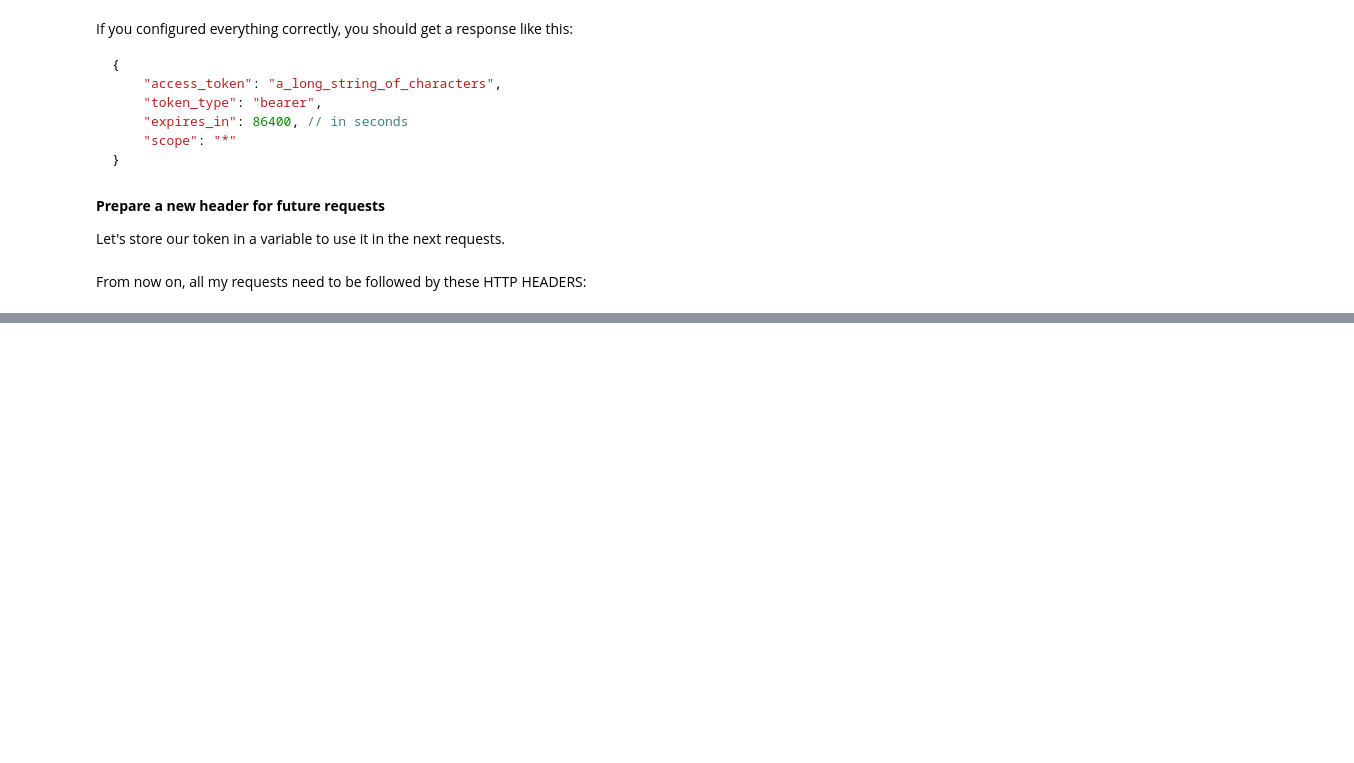
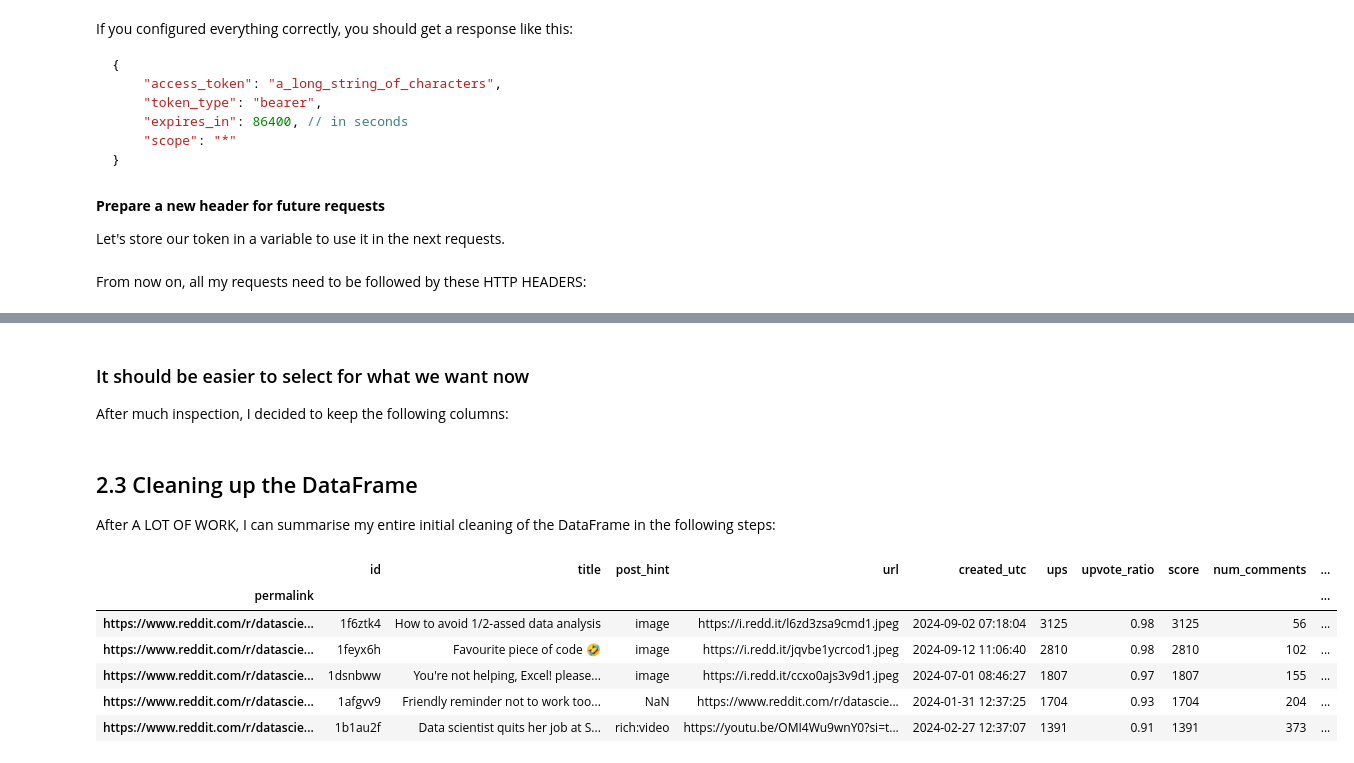
Before and after one commit to zoe-e-thomas/ds105a-2024, a Jupyter notebook: notebooks/W08-Lecture-NB01-API-with-credentials.ipynb, the cells around one changed output, grey strips where cells are left out. Drawn from its saved outputs; the diff is of its cells as text; code cells hidden in the pictures; blank space fills up the shorter version.

```diff
--- a/notebooks/W08-Lecture-NB01-API-with-credentials.ipynb
+++ b/notebooks/W08-Lecture-NB01-API-with-credentials.ipynb
@@ -246,0 +262,7 @@ headers = {"Authorization": f"bearer {my_token}", "User-Agent": f"LSE DS105A (20
+# %%
+# Using the headers and token we got from the previous step, we can now make authenticated requests to the Reddit API
+
+# Get the top posts this year from the r/datascience subreddit
+response = requests.get("https://oauth.reddit.com/r/datascience/top", headers=headers, params={"t": "year"})
+
+top_posts = response.json()
@@ -246,0 +271,4 @@ headers = {"Authorization": f"bearer {my_token}", "User-Agent": f"LSE DS105A (20
+# %%
+# Save the data to the ../data/reddit/ folder using a name that indicates the time period and subreddit
+with open("../data/reddit/datascience_top_year_2024_20.json", "w") as f:
+    json.dump(top_posts, f)
@@ -246,0 +500,4 @@ headers = {"Authorization": f"bearer {my_token}", "User-Agent": f"LSE DS105A (20
+# %% [markdown]
+### It should be easier to select for what we want now
+
+After much inspection, I decided to keep the following columns:
@@ -246,0 +513,40 @@ headers = {"Authorization": f"bearer {my_token}", "User-Agent": f"LSE DS105A (20
+# %% [markdown]
+## 2.3 Cleaning up the DataFrame
+
+After A LOT OF WORK, I can summarise my entire initial cleaning of the DataFrame in the following steps:
+# %%
+# Points to where the data is stored
+json_file = "../data/reddit/datascience_top_year_2024_20.json"
+
+# Columns that I identified as relevant
+selected_columns =     [
+    'id', 'title', 'permalink', 'post_hint',  'url', 'created_utc',            # Identifiers
+     'ups', 'upvote_ratio', 'score',                                           # Votes
+     'num_comments', 'is_original_content', 'is_self',                         # Post metadata
+     'author', 'author_fullname',                                              # Author metadata
+     'content_categories', 'edited', 'domain']                                 # Misc metadata
+
+df = (
+    pd.json_normalize(pd.read_json(json_file).loc['children', 'data'])
+
+    # Remove the `data.` prefix from all column names
+    .rename(columns=lambda col: col.replace('data.', ''))
+
+    # Reformat the `created_utc` column to a human-readable format
+    .assign(created_utc = lambda x: x['created_utc'].apply(lambda x: datetime.fromtimestamp(x)),
+            permalink = lambda x: x['permalink'].apply(lambda x: f"https://www.reddit.com{x}"))
+
+    # Select only the columns that I identified as relevant
+    .loc[:, selected_columns]
+)
+
+# The top 5 posts
+df.head(5).set_index('permalink')
+# %% [output]
+|  | id | title | post_hint | url | created_utc | ups | upvote_ratio | score | num_comments | ... |
+| permalink |  |  |  |  |  |  |  |  |  | ... |
+| https://www.reddit.com/r/datascie... | 1f6ztk4 | How to avoid 1/2-assed data analysis | image | https://i.redd.it/l6zd3zsa9cmd1.jpeg | 2024-09-02 07:18:04 | 3125 | 0.98 | 3125 | 56 | ... |
+| https://www.reddit.com/r/datascie... | 1feyx6h | Favourite piece of code 🤣 | image | https://i.redd.it/jqvbe1ycrcod1.jpeg | 2024-09-12 11:06:40 | 2810 | 0.98 | 2810 | 102 | ... |
+| https://www.reddit.com/r/datascie... | 1dsnbww | You're not helping, Excel! please... | image | https://i.redd.it/ccxo0ajs3v9d1.jpeg | 2024-07-01 08:46:27 | 1807 | 0.97 | 1807 | 155 | ... |
+| https://www.reddit.com/r/datascie... | 1afgvv9 | Friendly reminder not to work too... | NaN | https://www.reddit.com/r/datascie... | 2024-01-31 12:37:25 | 1704 | 0.93 | 1704 | 204 | ... |
+| https://www.reddit.com/r/datascie... | 1b1au2f | Data scientist quits her job at S... | rich:video | https://youtu.be/OMI4Wu9wnY0?si=t... | 2024-02-27 12:37:07 | 1391 | 0.91 | 1391 | 373 | ... |
```
Also changed, not shown: parts of 39 cells of this notebook, 2 other files.
